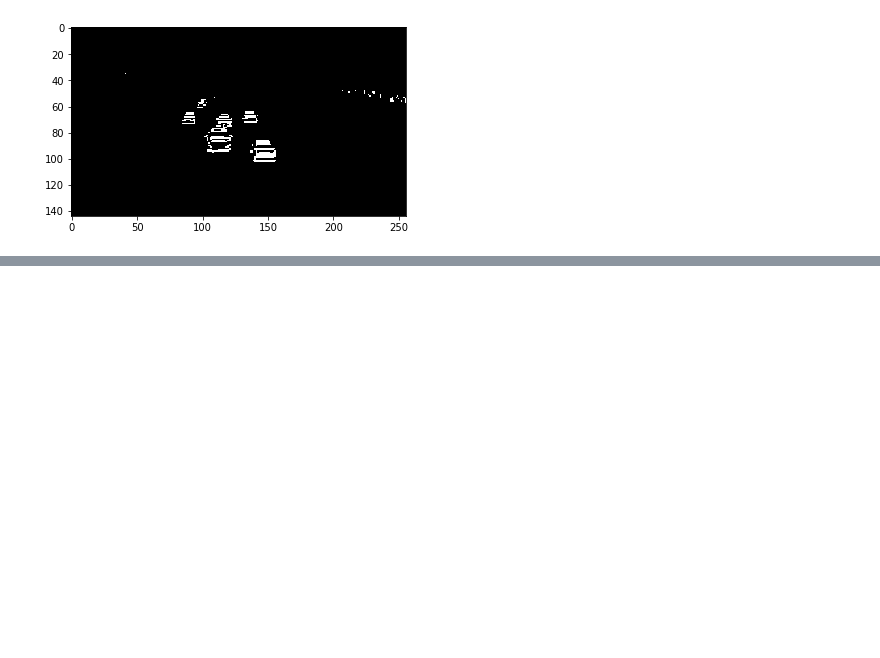
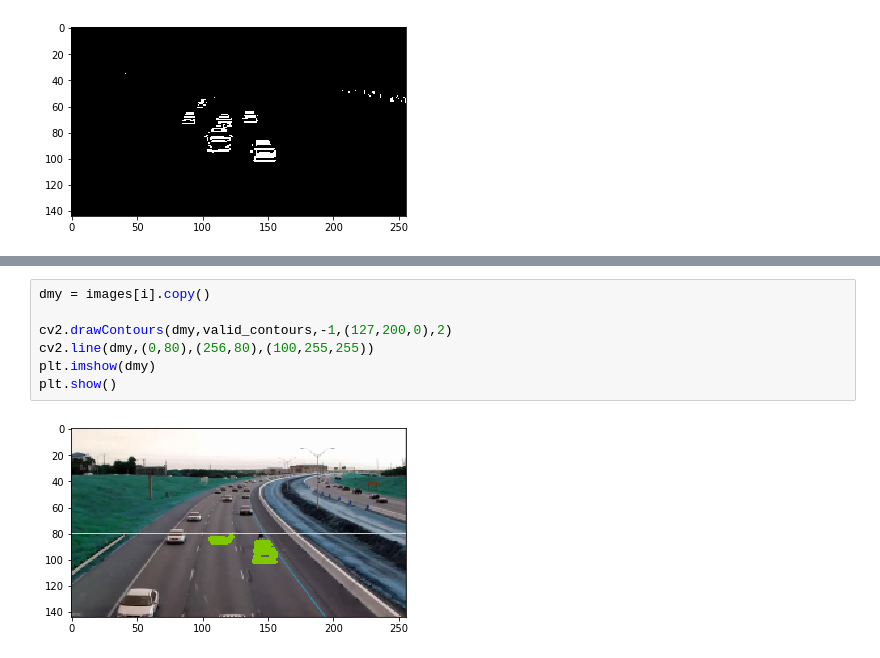
Before and after one commit to sidthakur08/Vehicle-Detection, a Jupyter notebook: Vehicle Detection using OpenCV.ipynb, the cells around one changed output, grey strips where cells are left out. Drawn from its saved outputs; the diff is of its cells as text; blank space fills up the shorter version.

```diff
--- a/Vehicle Detection using OpenCV.ipynb
+++ b/Vehicle Detection using OpenCV.ipynb
@@ -58,0 +79,9 @@ plt.show()
+# %%
+dmy = images[i].copy()
+
+cv2.drawContours(dmy,valid_contours,-1,(127,200,0),2)
+cv2.line(dmy,(0,80),(256,80),(100,255,255))
+plt.imshow(dmy)
+plt.show()
+# %% [output]
+[figure, added]
```
Also changed, not shown: parts of 3 cells of this notebook.
